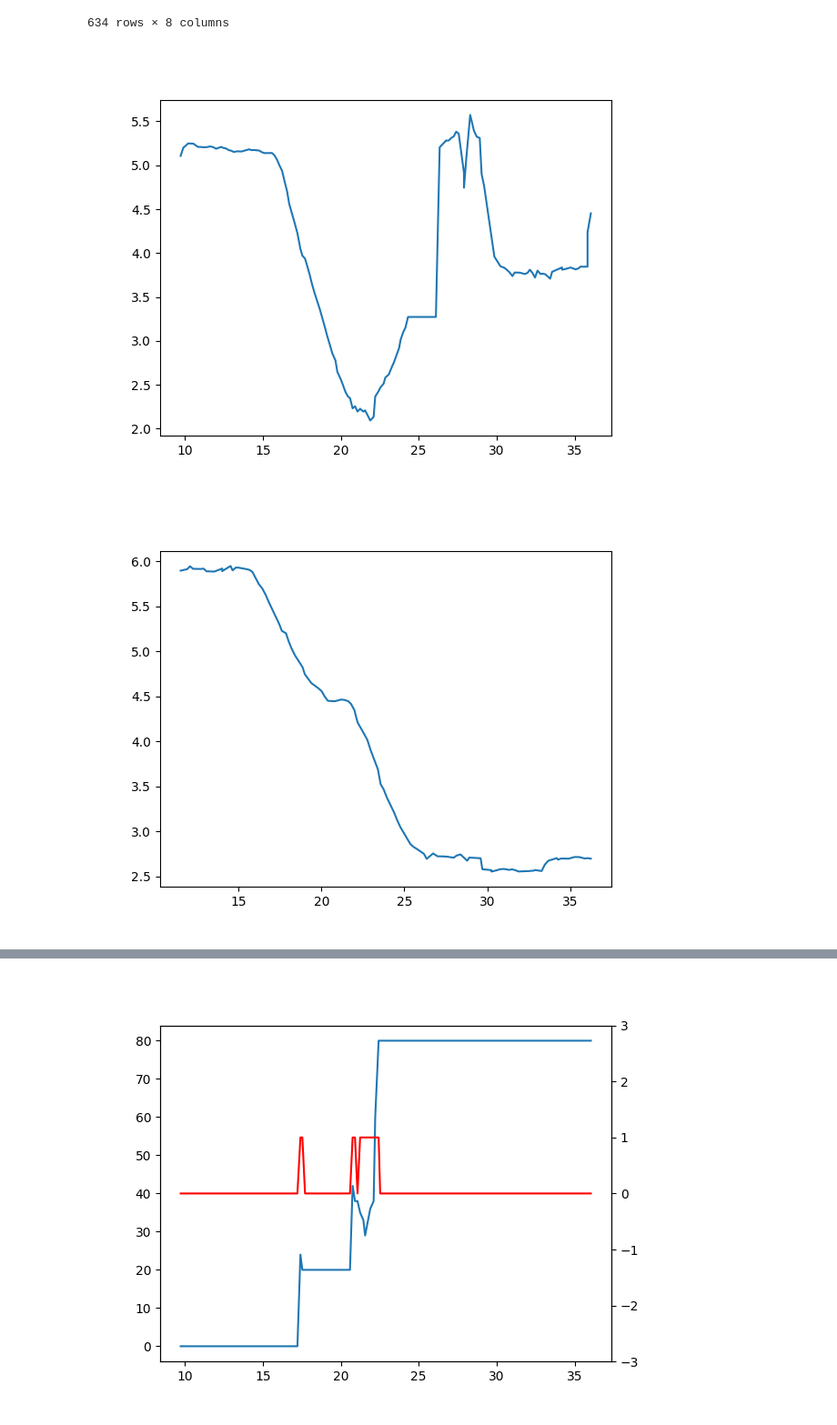
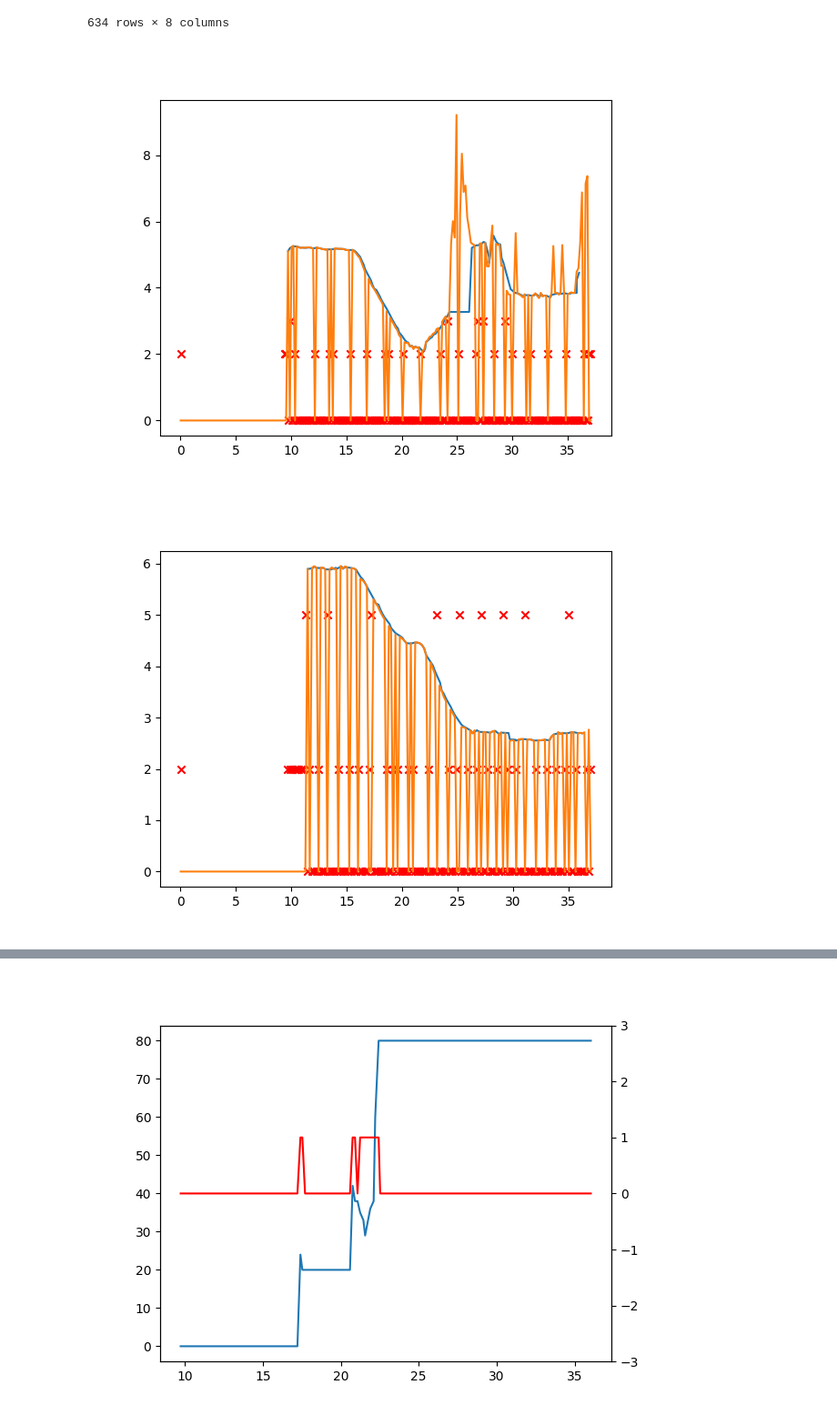
Before and after one commit to RyanJMah/fydp-rtls-server, a Jupyter notebook: data/analysis.ipynb, the cells around one changed output, grey strips where cells are left out. Shown at 91% size. Drawn from its saved outputs; the diff is of its cells as text; code cells hidden in the pictures.

```diff
--- a/data/analysis.ipynb
+++ b/data/analysis.ipynb
@@ -111,26 +111,26 @@ DISTANCE VS TIME FOR ANCHOR 0
 plt.figure()
 
 plt.plot(a0_ios_time, a0_ios_distance, label='a0_ios')
-# plt.plot(a0_anchor_time, a0_anchor_distance, label='a0_anchor')
-# plt.scatter(a0_anchor_time, a0_anchor_status, label='a0_anchor_status', marker='x', color='red')
+plt.plot(a0_anchor_time, a0_anchor_distance, label='a0_anchor')
+plt.scatter(a0_anchor_time, a0_anchor_status, label='a0_anchor_status', marker='x', color='red')
 plt.show()
 # %% [output]
-[figure, old version]
+[figure, new version]
 # %%
 %matplotlib widget
 
 """
 DISTANCE VS TIME FOR ANCHOR 1
 """
 
 plt.figure()
 
 plt.plot(a1_ios_time, a1_ios_distance, label='a1_ios')
-# plt.plot(a1_anchor_time, a1_anchor_distance, label='a1_anchor')
-# plt.scatter(a1_anchor_time, a1_anchor_status, label='a1_anchor_status', marker='x', color='red')
+plt.plot(a1_anchor_time, a1_anchor_distance, label='a1_anchor')
+plt.scatter(a1_anchor_time, a1_anchor_status, label='a1_anchor_status', marker='x', color='red')
 plt.show()
 # %% [output]
-[figure, old version]
+[figure, new version]
 # %%
 """
 DISTANCE VS TIME FOR ANCHOR 2
```
Also changed, not shown: parts of 3 cells of this notebook.
